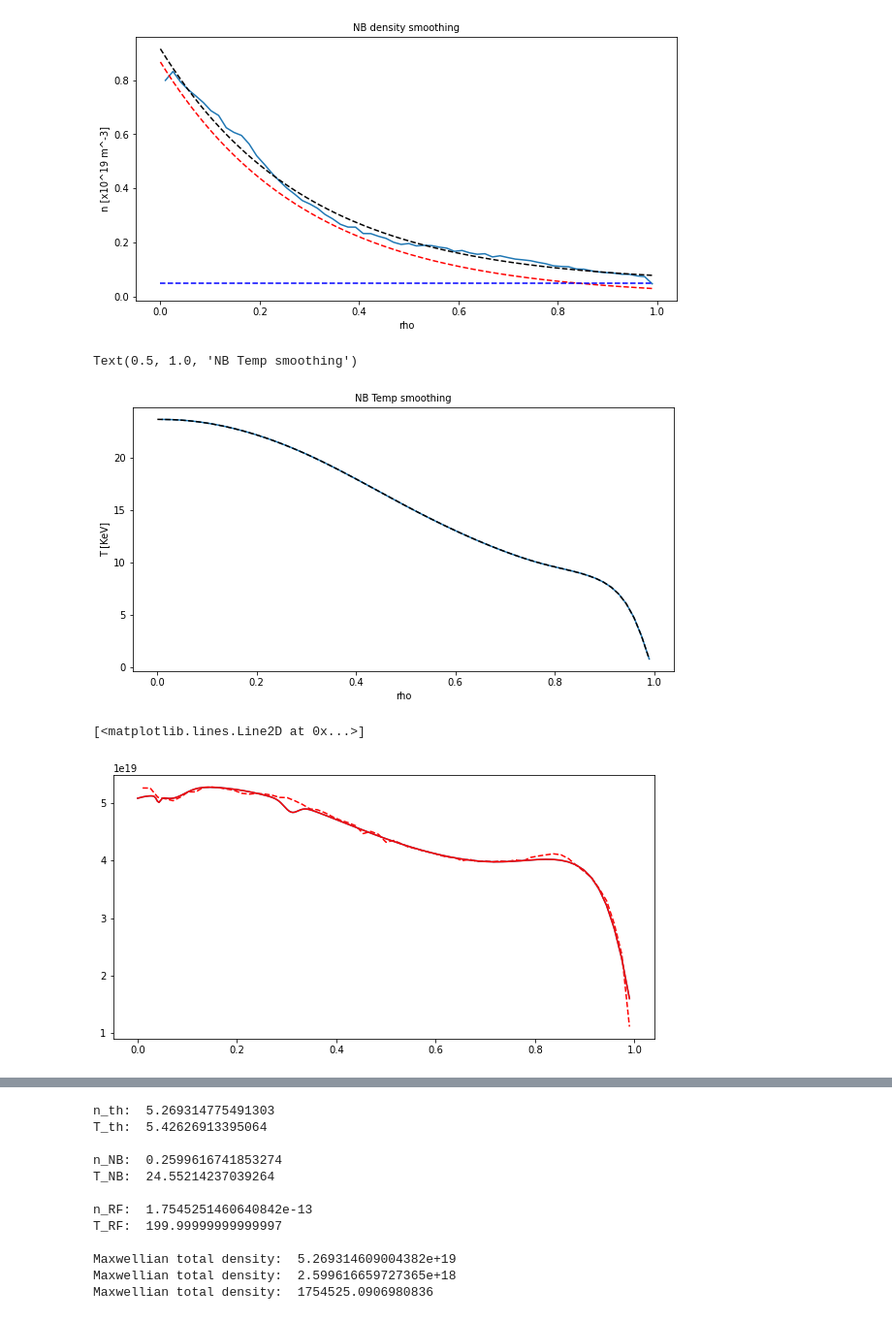
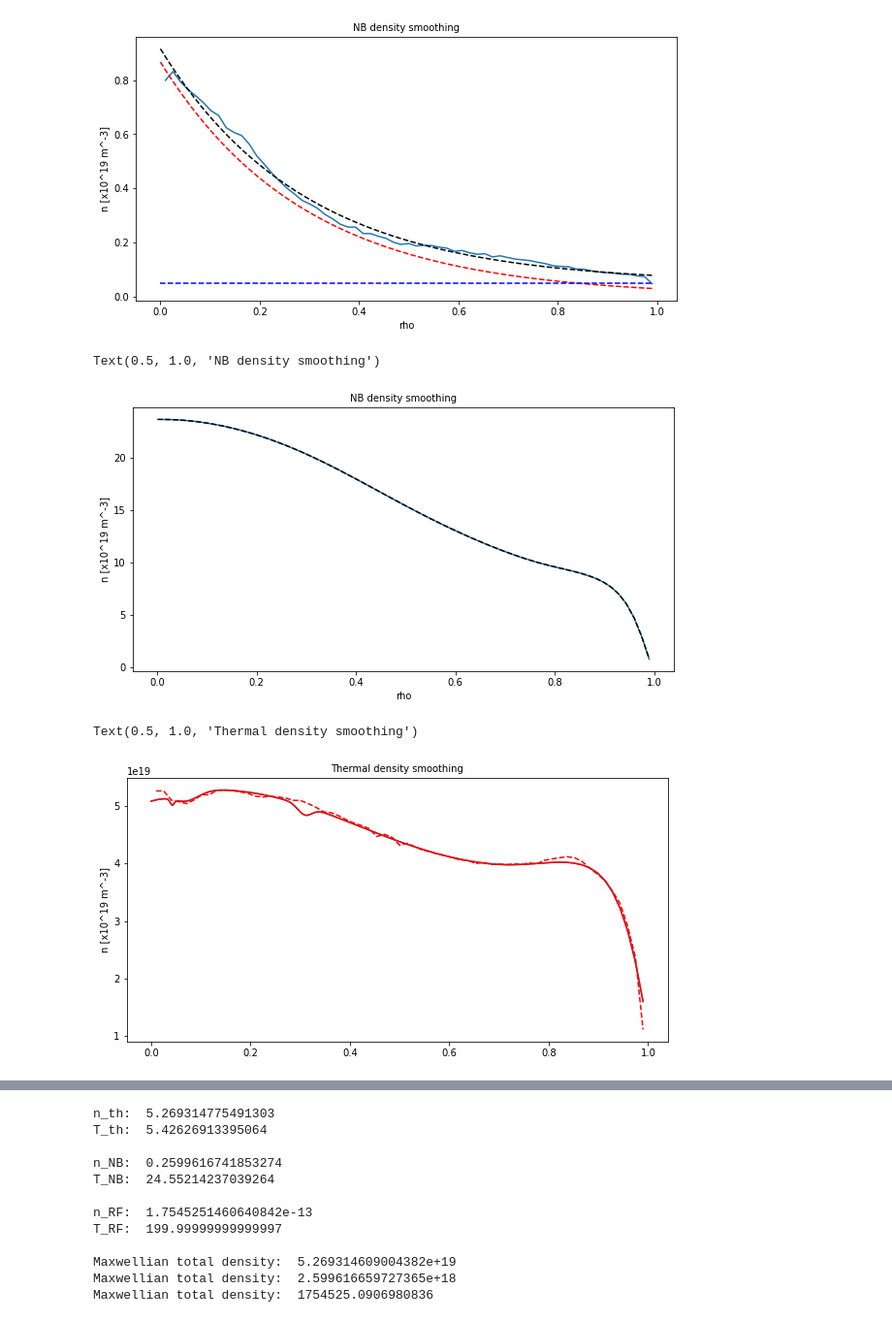
Before and after one commit to vandelij/genray_cql3d_plots, a Jupyter notebook: shots/147634/scan_beam_and_RF/beam_5_RF_testing/make_distrobution.ipynb, the cells around one changed output, grey strips where cells are left out. Shown at 97% size. Saved outputs shown, nothing was run; the diff lists cells and outputs as text; code cells hidden in the pictures.

```diff
--- a/shots/147634/scan_beam_and_RF/beam_5_RF_testing/make_distrobution.ipynb
+++ b/shots/147634/scan_beam_and_RF/beam_5_RF_testing/make_distrobution.ipynb
@@ -1197,17 +1197,21 @@ plt.xlabel('rho')
 plt.ylabel('T [KeV]')
 plt.title('NB Temp smoothing')
 #plt.plot(rho_fine, 0*TNB_tosave_kev, 'k--')
+plt.ylabel('n [x10^19 m^-3]')
+plt.title('NB density smoothing')
 # %% [output]
-Text(0.5, 1.0, 'NB Temp smoothing')
+Text(0.5, 1.0, 'NB density smoothing')
-[figure, old version]
+[figure, new version]
 # %%
 nth_baseline_noNBRF = interp1d(rho, genray_density, fill_value="extrapolate")(rho_fine)
 plt.figure(figsize=(10,5))
 plt.plot(rho, 1e19*nth_array, 'r--')
 plt.plot(rho_fine, nth_baseline_noNBRF- nRF_tosave_metric - nNB_tosave_metric)
 #plt.plot(rho_fine, nRF_tosave_metric + nNB_tosave_metric+nth_tosave_metric)
 nth_tosave_metric = nth_baseline_noNBRF- nRF_tosave_metric - nNB_tosave_metric # conservation of particles
 plt.plot(rho_fine, nth_tosave_metric, color='red')
+plt.ylabel('n [x10^19 m^-3]')
+plt.title('Thermal density smoothing')
 # %% [output]
-[<matplotlib.lines.Line2D at 0x...>]
+Text(0.5, 1.0, 'Thermal density smoothing')
-[figure, old version]
+[figure, new version]
```
Also changed, not shown: parts of 1 cell of this notebook.
